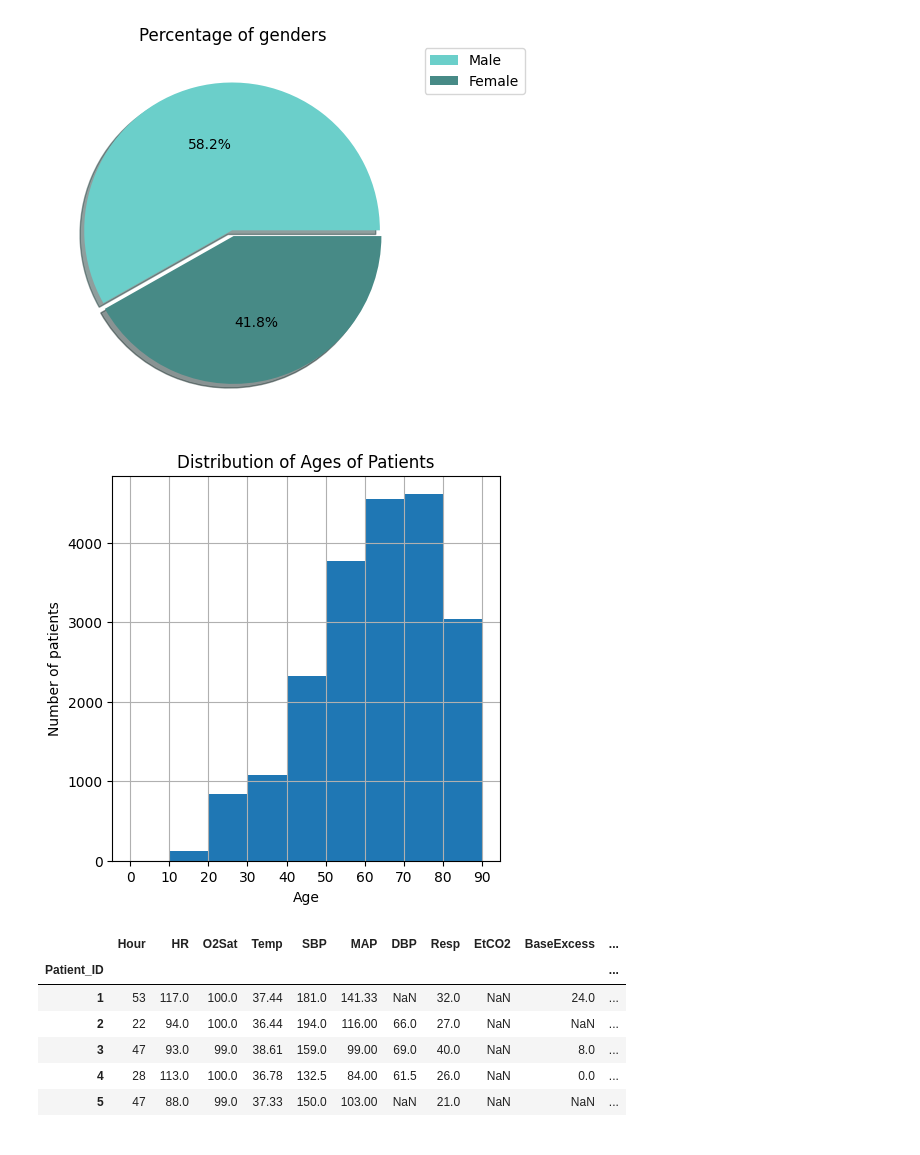
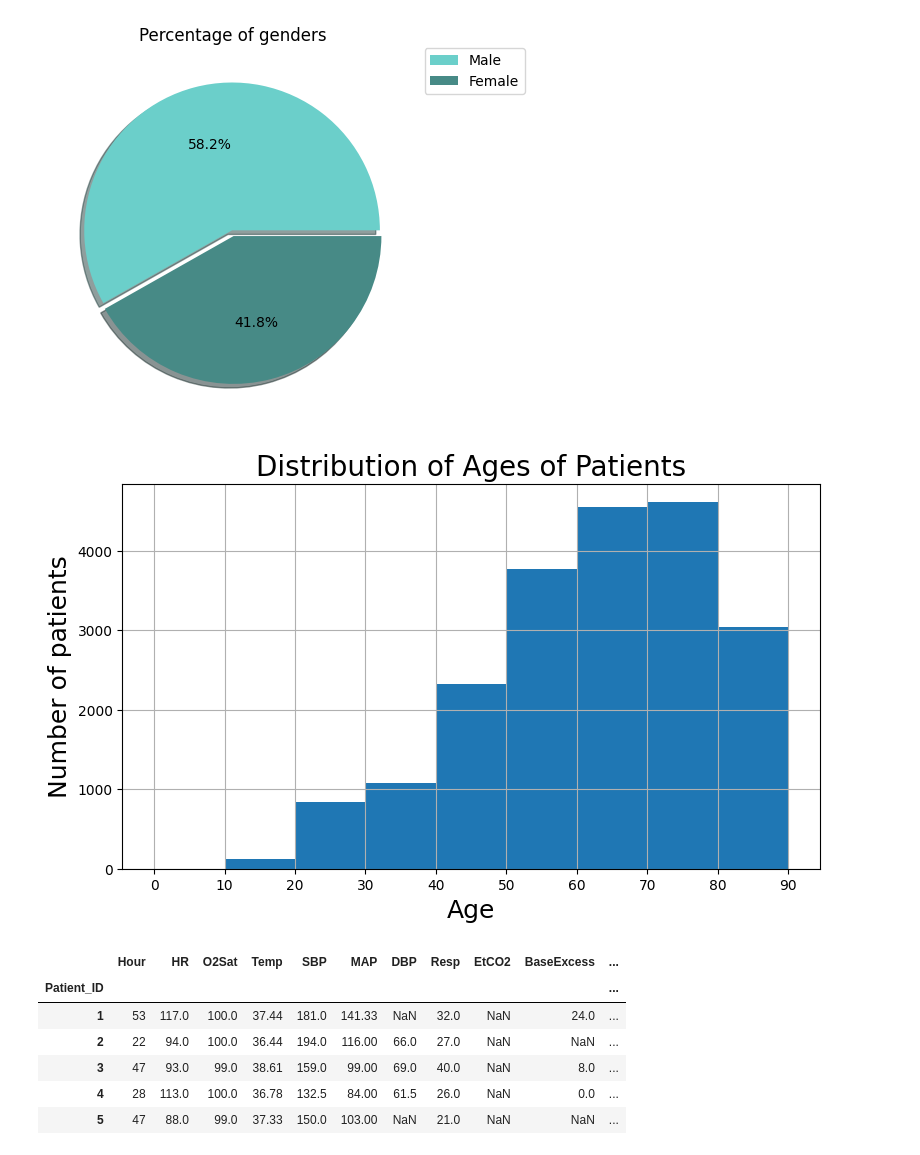
Before and after one commit to luoyantao99/Data-Analytics-and-Visualization-in-Healthcare-Project, a Jupyter notebook: DataAnalysis.ipynb, the cells around one changed output. Saved outputs shown, nothing was run; the diff lists cells and outputs as text; code cells hidden in the pictures.

```diff
--- a/DataAnalysis.ipynb
+++ b/DataAnalysis.ipynb
@@ -37,18 +37,18 @@ ax.figure.savefig('gender_percent.jpg')
 # %% [output]
 [figure]
 # %%
-fig, axis = plt.subplots() # il me semble que c'est une bonne habitude de faire supbplots
+fig, axis = plt.subplots()
 
 x = [i for i in range(0,100,10)]
-ax = sepsis_df_by_patient.Age.hist(bins=x, figsize=(5, 5))
-plt.xlabel("Age")
-plt.ylabel("Number of patients")
-plt.title("Distribution of Ages of Patients")
+ax = sepsis_df_by_patient.Age.hist(bins=x, figsize=(9, 5))
+plt.xlabel("Age",fontsize=18)
+plt.ylabel("Number of patients",fontsize=18)
+plt.title("Distribution of Ages of Patients", fontsize=20)
 plt.xticks(x)
 plt.show()
 ax.figure.savefig('age_hist.jpg')
 # %% [output]
-[figure, old version]
+[figure, new version]
 # %%
 sepsis_df_by_patient.head()
 # %% [output]
```
Also changed, not shown: parts of 7 cells of this notebook.
